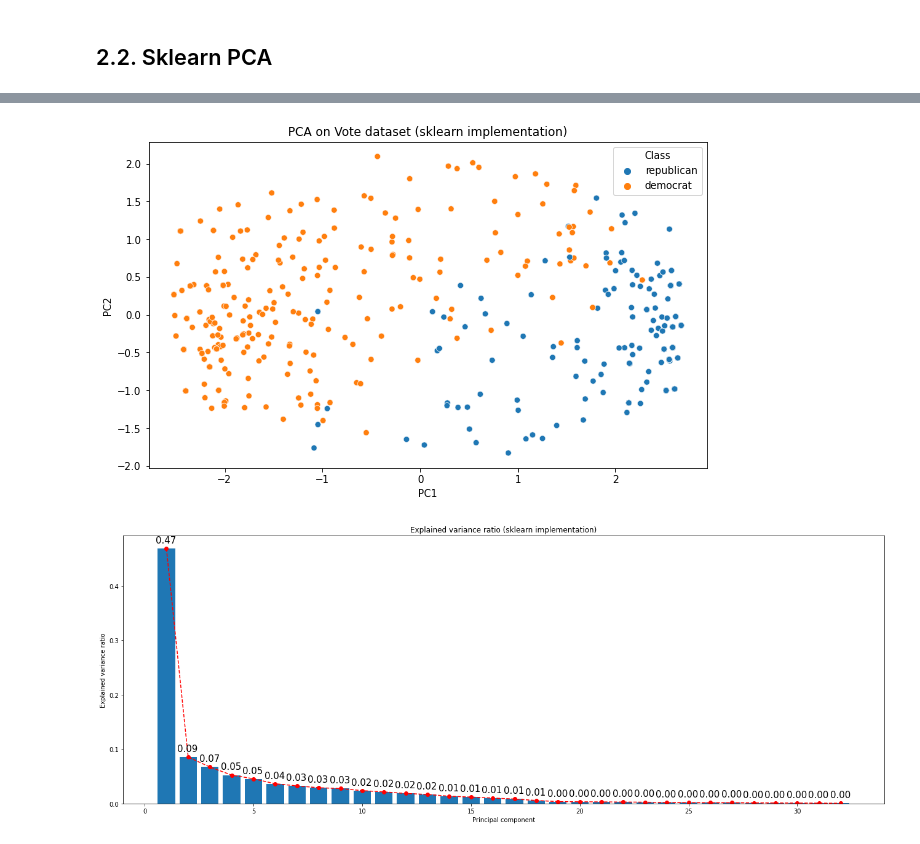
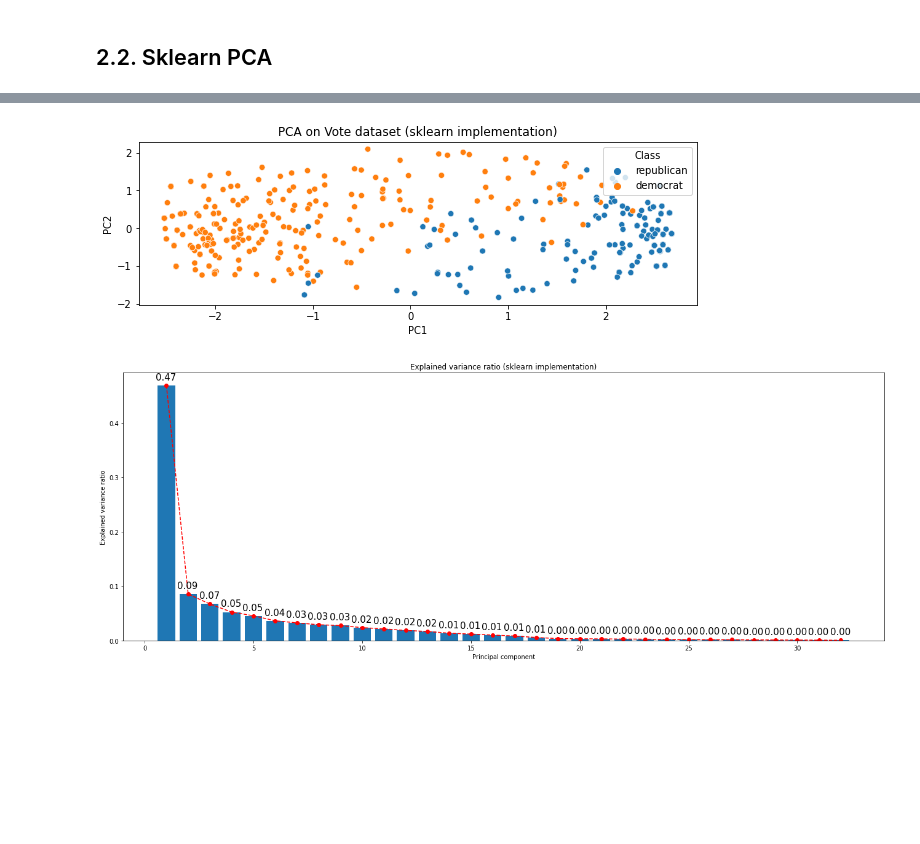
Before and after one commit to BecTome/IML-Lab2-Visualization, a Jupyter notebook: notebooks/PCA/PCA-vote.ipynb, the cells around one changed output, grey strips where cells are left out. Drawn from its saved outputs; the diff is of its cells as text; code cells hidden in the pictures; blank space fills up the shorter version.

```diff
--- a/notebooks/PCA/PCA-vote.ipynb
+++ b/notebooks/PCA/PCA-vote.ipynb
@@ -127,14 +124,14 @@ df_skpca.head()
 # %%
 
 # Plot
-plt.figure(figsize=(10, 6))
+plt.figure(figsize=(10, 3))
 sns.scatterplot(x='PC1', y='PC2', hue='Class', data=df_skpca)
 plt.title("PCA on Vote dataset (sklearn implementation)")
 plt.xlabel("PC1")
 plt.ylabel("PC2")
 plt.show()
 # %% [output]
-[figure, old version]
+[figure, new version]
 # %%
 # Plot explained variance
 plt.figure(figsize=(18, 7))
```
Also changed, not shown: parts of 25 cells of this notebook, 31 other files.
